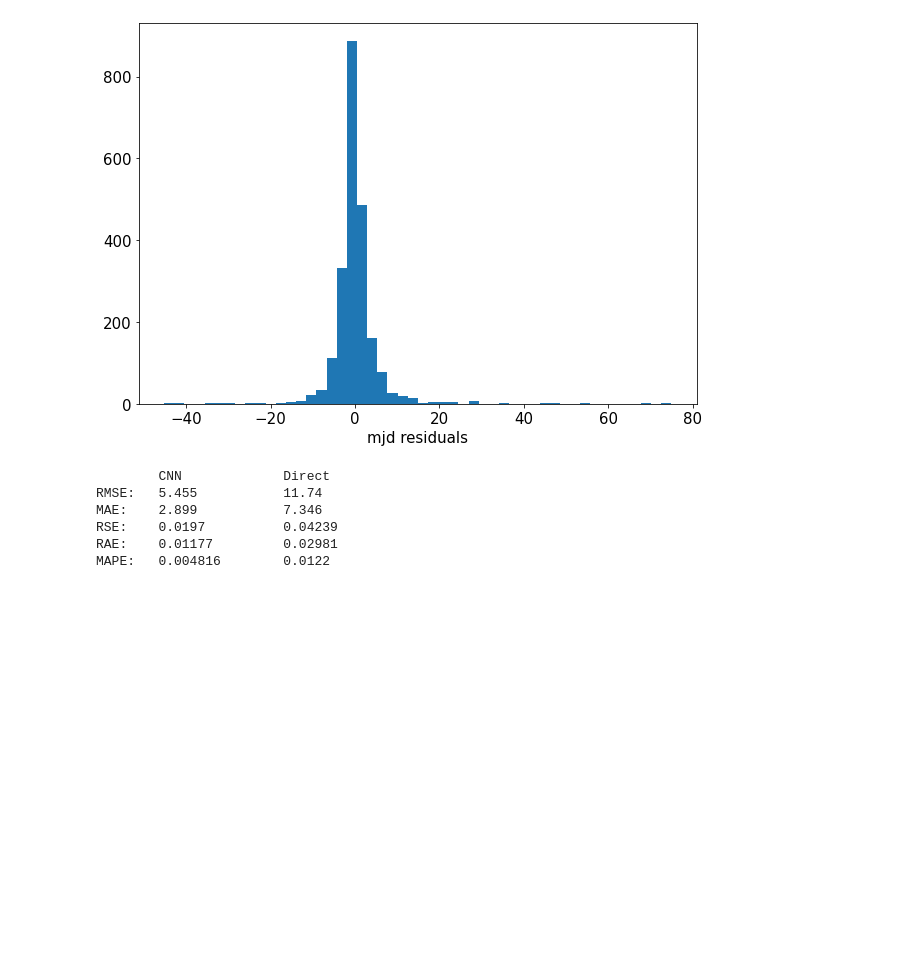
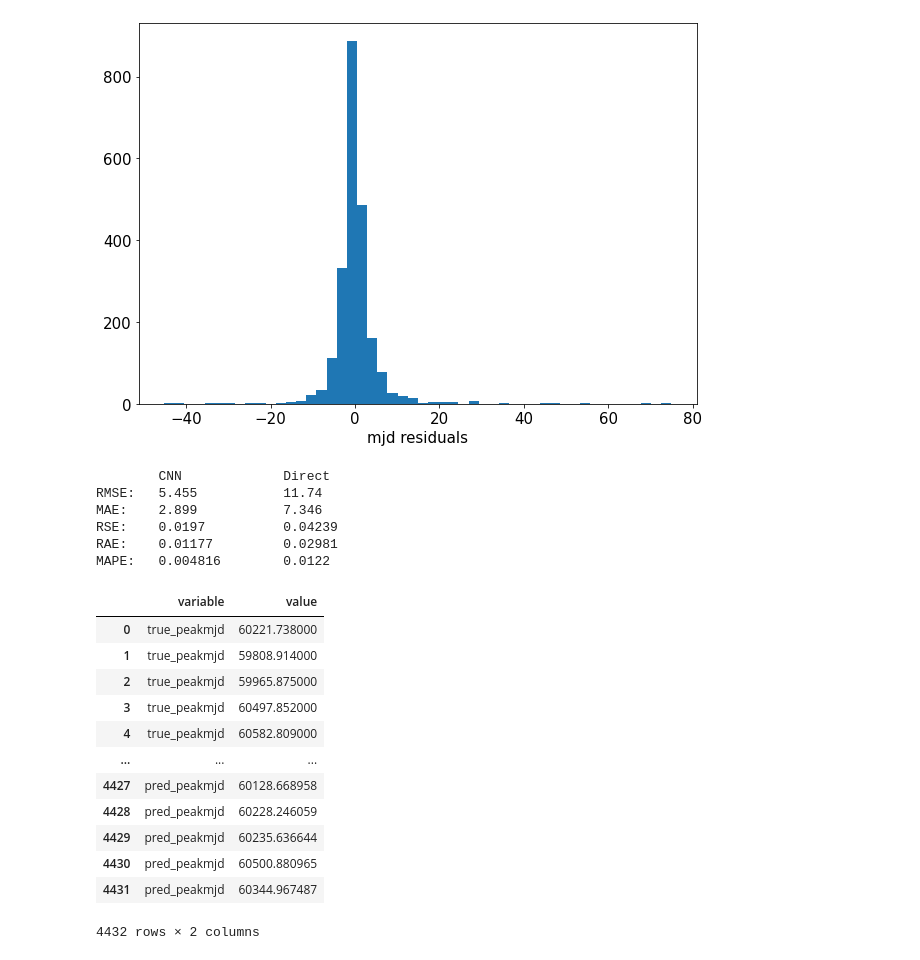
Before and after one commit to HSE-LAMBDA/light_curve_approx, a Jupyter notebook: notebooks/PeakCNN.ipynb, the cells around one changed output. Saved outputs shown, nothing was run; the diff lists cells and outputs as text; code cells hidden in the pictures; blank space fills up the shorter version.

```diff
--- a/notebooks/PeakCNN.ipynb
+++ b/notebooks/PeakCNN.ipynb
@@ -324,4 +324,20 @@ MAE:    2.899           7.346
 RSE:    0.0197          0.04239
 RAE:    0.01177         0.02981
 MAPE:   0.004816        0.0122
+# %%
+pd.melt(result_df)
+# %% [output]
+|  | variable | value |
+| 0 | true_peakmjd | 60221.738000 |
+| 1 | true_peakmjd | 59808.914000 |
+| 2 | true_peakmjd | 59965.875000 |
+| 3 | true_peakmjd | 60497.852000 |
+| 4 | true_peakmjd | 60582.809000 |
+| ... | ... | ... |
+| 4427 | pred_peakmjd | 60128.668958 |
+| 4428 | pred_peakmjd | 60228.246059 |
+| 4429 | pred_peakmjd | 60235.636644 |
+| 4430 | pred_peakmjd | 60500.880965 |
+| 4431 | pred_peakmjd | 60344.967487 |
+4432 rows × 2 columns
 # %%
```
Also changed, not shown: parts of 5 cells of this notebook.
